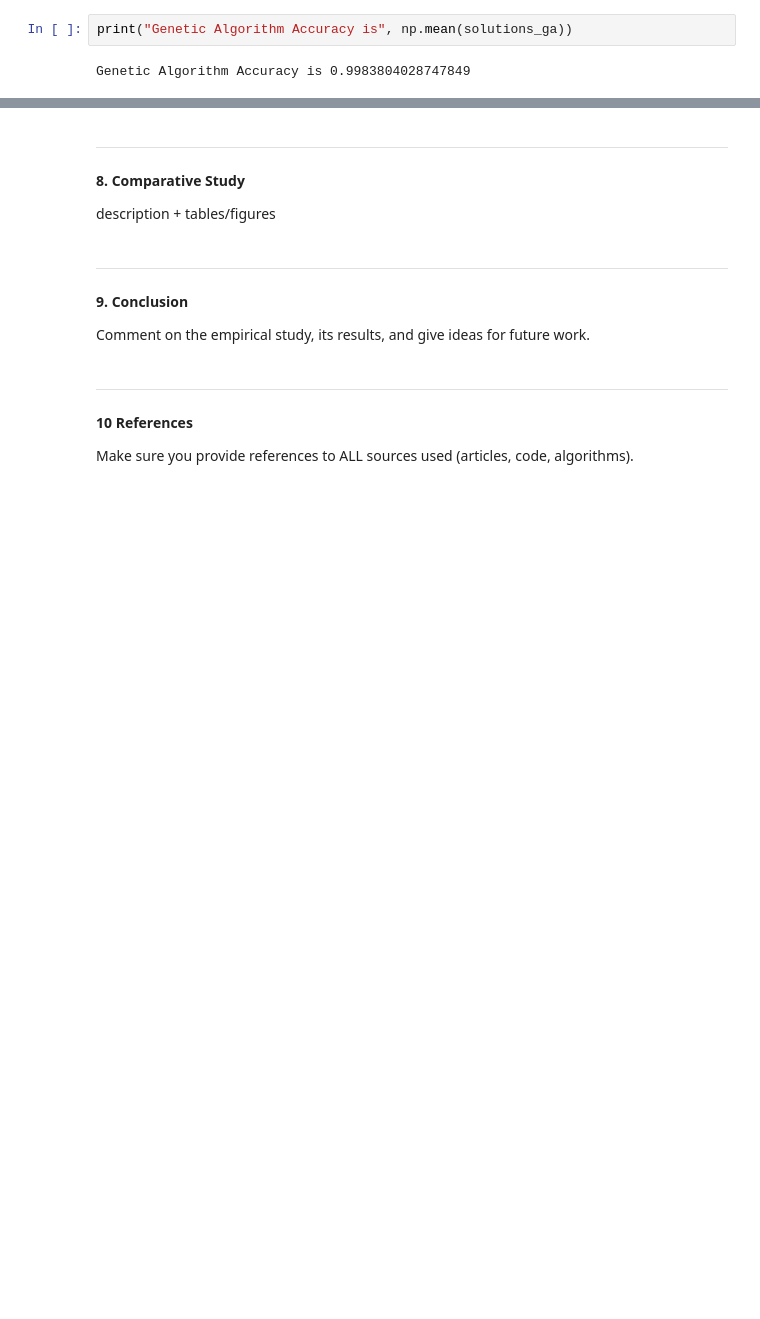
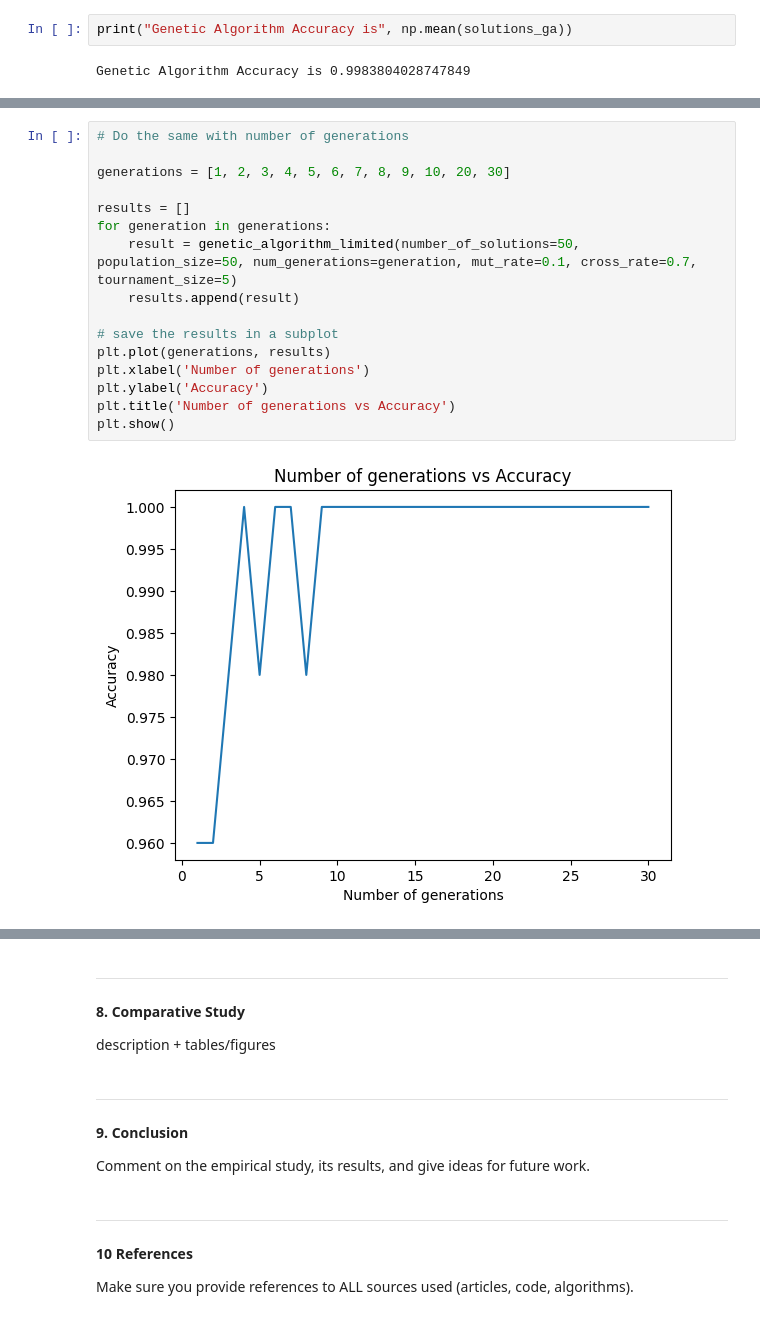
Before and after one commit to sebastiengrd/CSI4106-AI-Assignments, a Jupyter notebook: CSI4106_A1_Group100.ipynb, the cells around one changed output, grey strips where cells are left out. Drawn from its saved outputs; the diff is of its cells as text; blank space fills up the shorter version.

```diff
--- a/CSI4106_A1_Group100.ipynb
+++ b/CSI4106_A1_Group100.ipynb
@@ -383,0 +438,18 @@ Running batch 0
+# %%
+# Do the same with number of generations
+
+generations = [1, 2, 3, 4, 5, 6, 7, 8, 9, 10, 20, 30]
+
+results = []
+for generation in generations:
+    result = genetic_algorithm_limited(number_of_solutions=50, population_size=50, num_generations=generation, mut_rate=0.1, cross_rate=0.7, tournament_size=5)
+    results.append(result)
+
+# save the results in a subplot
+plt.plot(generations, results)
+plt.xlabel('Number of generations')
+plt.ylabel('Accuracy')
+plt.title('Number of generations vs Accuracy')
+plt.show()
+# %% [output]
+[figure, added]
```
Also changed, not shown: parts of 14 cells of this notebook.
